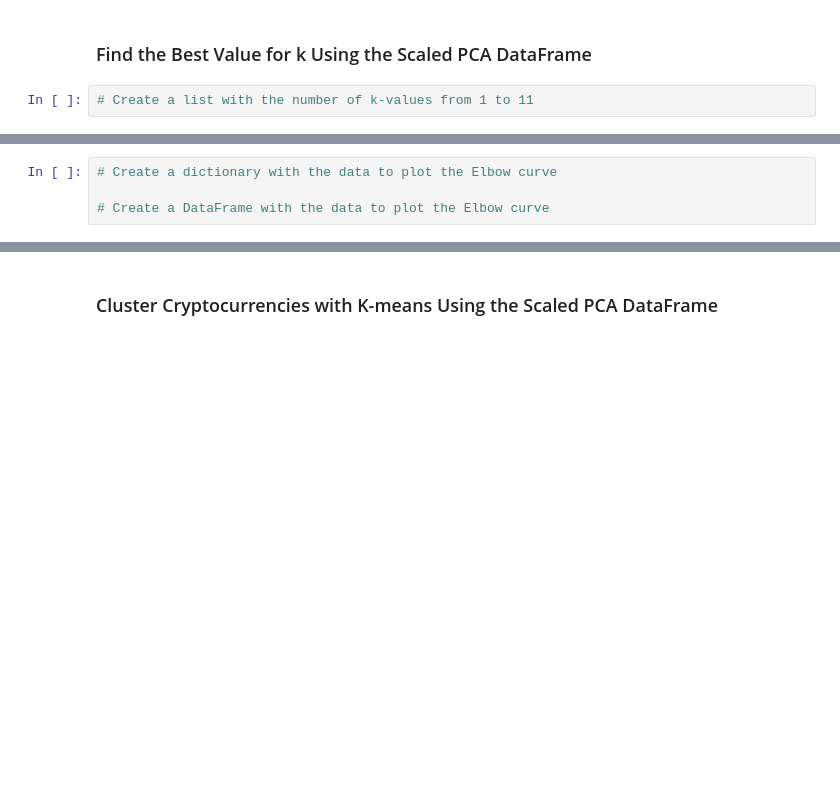
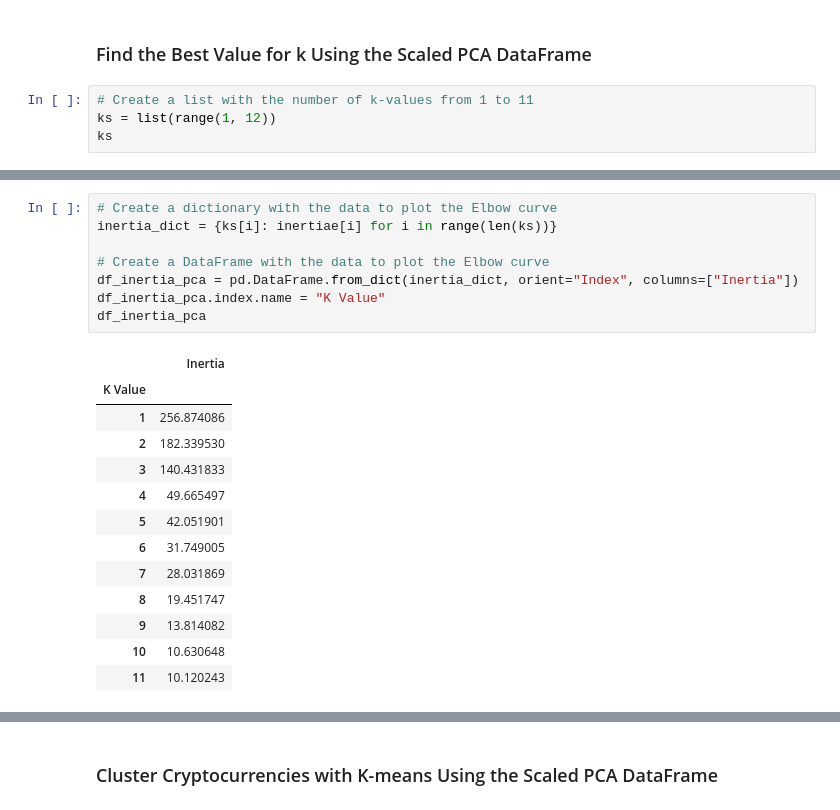
Before and after one commit to rmathena79/CryptoClustering, a Jupyter notebook: Crypto_Clustering.ipynb, the cells around one changed output, grey strips where cells are left out. Saved outputs shown, nothing was run; the diff lists cells and outputs as text; blank space fills up the shorter version.

```diff
--- a/Crypto_Clustering.ipynb
+++ b/Crypto_Clustering.ipynb
@@ -270,3 +327,5 @@ df_unreduced
 ### Find the Best Value for k Using the Scaled PCA DataFrame
 # %%
 # Create a list with the number of k-values from 1 to 11
+ks = list(range(1, 12))
+ks
@@ -282,7 +361,25 @@ df_unreduced
 # %%
 # Create a dictionary with the data to plot the Elbow curve
+inertia_dict = {ks[i]: inertiae[i] for i in range(len(ks))}
 
 # Create a DataFrame with the data to plot the Elbow curve
+df_inertia_pca = pd.DataFrame.from_dict(inertia_dict, orient="Index", columns=["Inertia"])
+df_inertia_pca.index.name = "K Value"
+df_inertia_pca
+# %% [output]
+|  | Inertia |
+| K Value |  |
+| 1 | 256.874086 |
+| 2 | 182.339530 |
+| 3 | 140.431833 |
+| 4 | 49.665497 |
+| 5 | 42.051901 |
+| 6 | 31.749005 |
+| 7 | 28.031869 |
+| 8 | 19.451747 |
+| 9 | 13.814082 |
+| 10 | 10.630648 |
+| 11 | 10.120243 |
 # %%
 # Plot a line chart with all the inertia values computed with
 # the different values of k to visually identify the optimal value for k.
```
Also changed, not shown: parts of 25 cells of this notebook.
